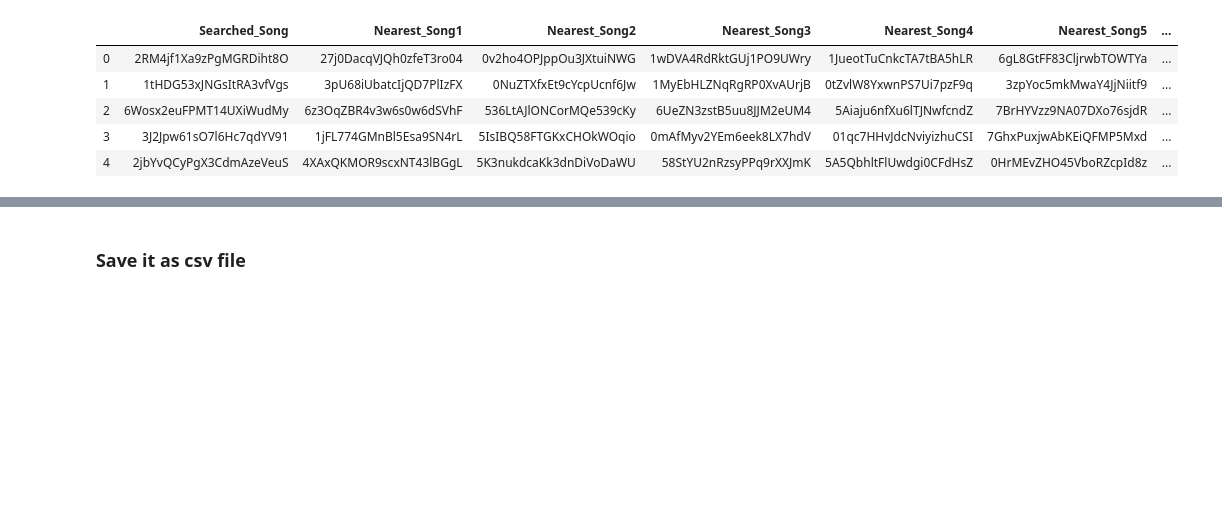
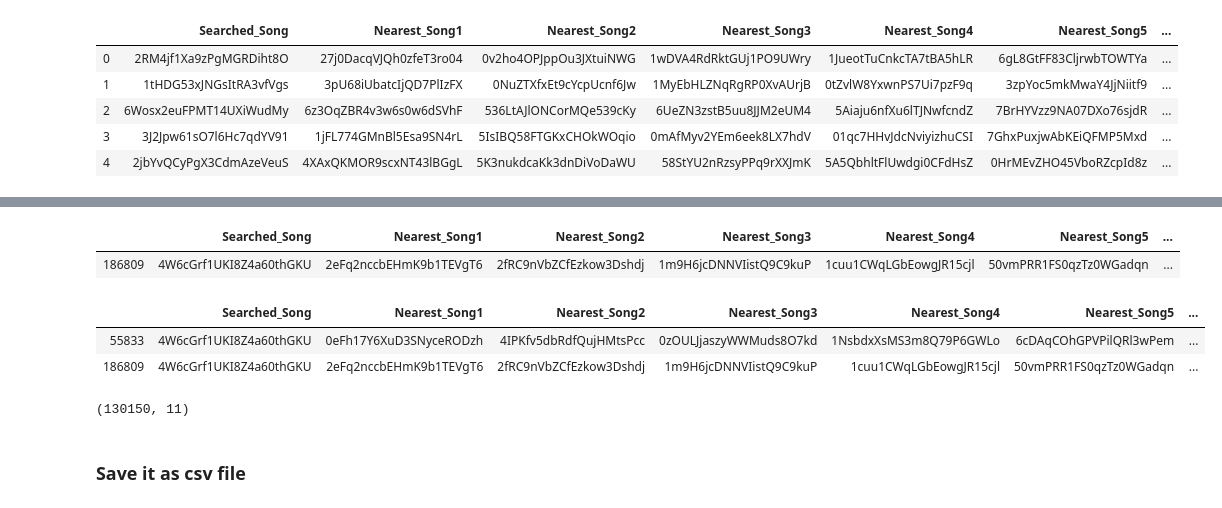
Before and after one commit to Build-Week-Spotify-Song-Suggester/Data-science, a Jupyter notebook: notebooks/2019_09_23_exploring_unsupervised_model.ipynb, the cells around one changed output, grey strips where cells are left out. Drawn from its saved outputs; the diff is of its cells as text; code cells hidden in the pictures; blank space fills up the shorter version.

```diff
--- a/notebooks/2019_09_23_exploring_unsupervised_model.ipynb
+++ b/notebooks/2019_09_23_exploring_unsupervised_model.ipynb
@@ -222,3 +265,19 @@ nearest_neighbors_df.head()
+# %%
+final_df1[final_df1['Searched_Song'].duplicated()].sample(1, random_state=42)
+# %% [output]
+|  | Searched_Song | Nearest_Song1 | Nearest_Song2 | Nearest_Song3 | Nearest_Song4 | Nearest_Song5 | ... |
+| 186809 | 4W6cGrf1UKI8Z4a60thGKU | 2eFq2nccbEHmK9b1TEVgT6 | 2fRC9nVbZCfEzkow3Dshdj | 1m9H6jcDNNVIistQ9C9kuP | 1cuu1CWqLGbEowgJR15cjl | 50vmPRR1FS0qzTz0WGadqn | ... |
+# %%
+final_df1.query('Searched_Song == "4W6cGrf1UKI8Z4a60thGKU"')
+# %% [output]
+|  | Searched_Song | Nearest_Song1 | Nearest_Song2 | Nearest_Song3 | Nearest_Song4 | Nearest_Song5 | ... |
+| 55833 | 4W6cGrf1UKI8Z4a60thGKU | 0eFh17Y6XuD3SNyceRODzh | 4IPKfv5dbRdfQujHMtsPcc | 0zOULJjaszyWWMuds8O7kd | 1NsbdxXsMS3m8Q79P6GWLo | 6cDAqCOhGPVPilQRl3wPem | ... |
+| 186809 | 4W6cGrf1UKI8Z4a60thGKU | 2eFq2nccbEHmK9b1TEVgT6 | 2fRC9nVbZCfEzkow3Dshdj | 1m9H6jcDNNVIistQ9C9kuP | 1cuu1CWqLGbEowgJR15cjl | 50vmPRR1FS0qzTz0WGadqn | ... |
+# %%
+final_df2 = final_df1.drop_duplicates(subset=['Searched_Song'], keep='first')
+final_df2.shape
+# %% [output]
+(130150, 11)
 # %% [markdown]
 ### Save it as csv file
 # %%
```
Also changed, not shown: parts of 15 cells of this notebook, 5 other files.
